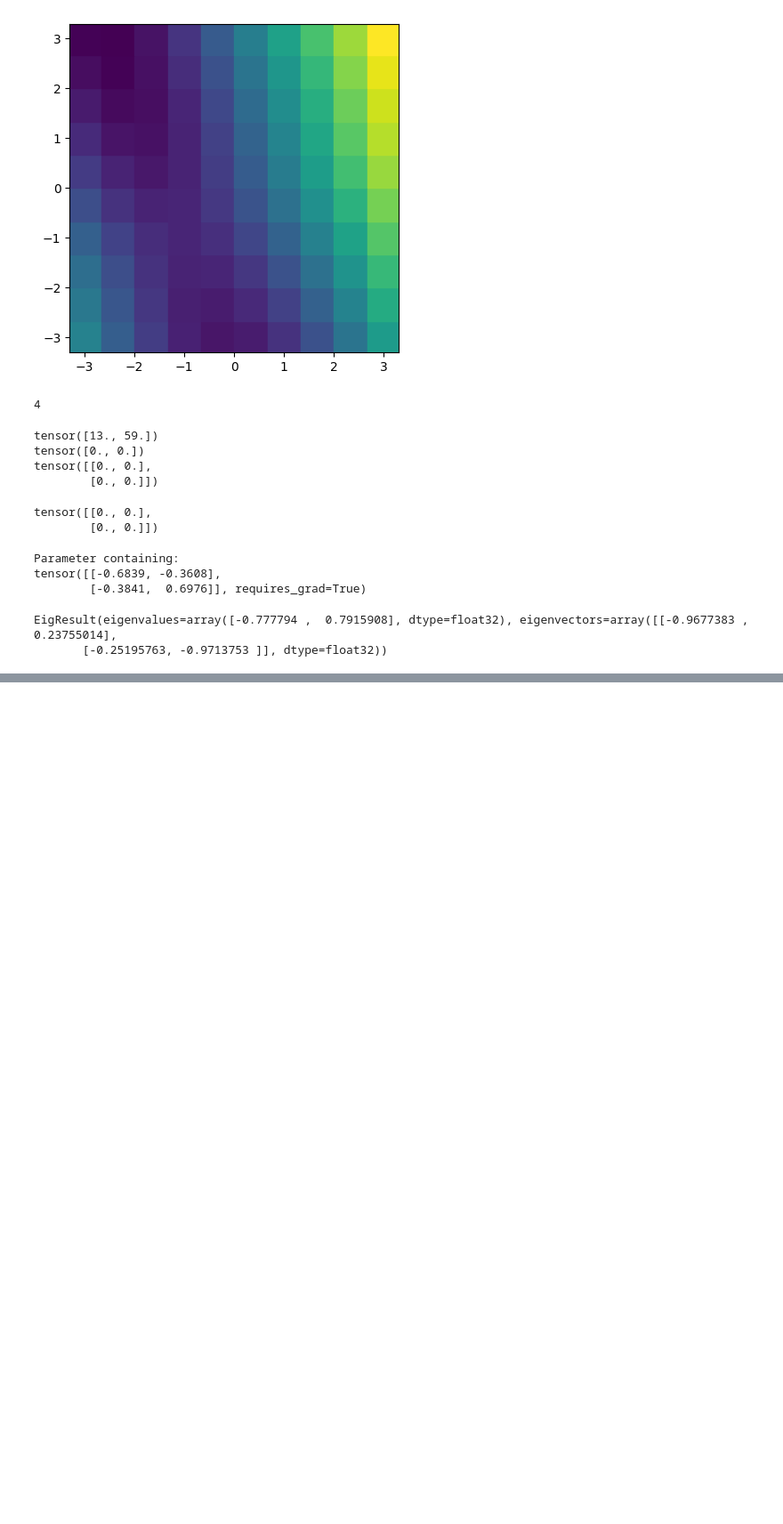
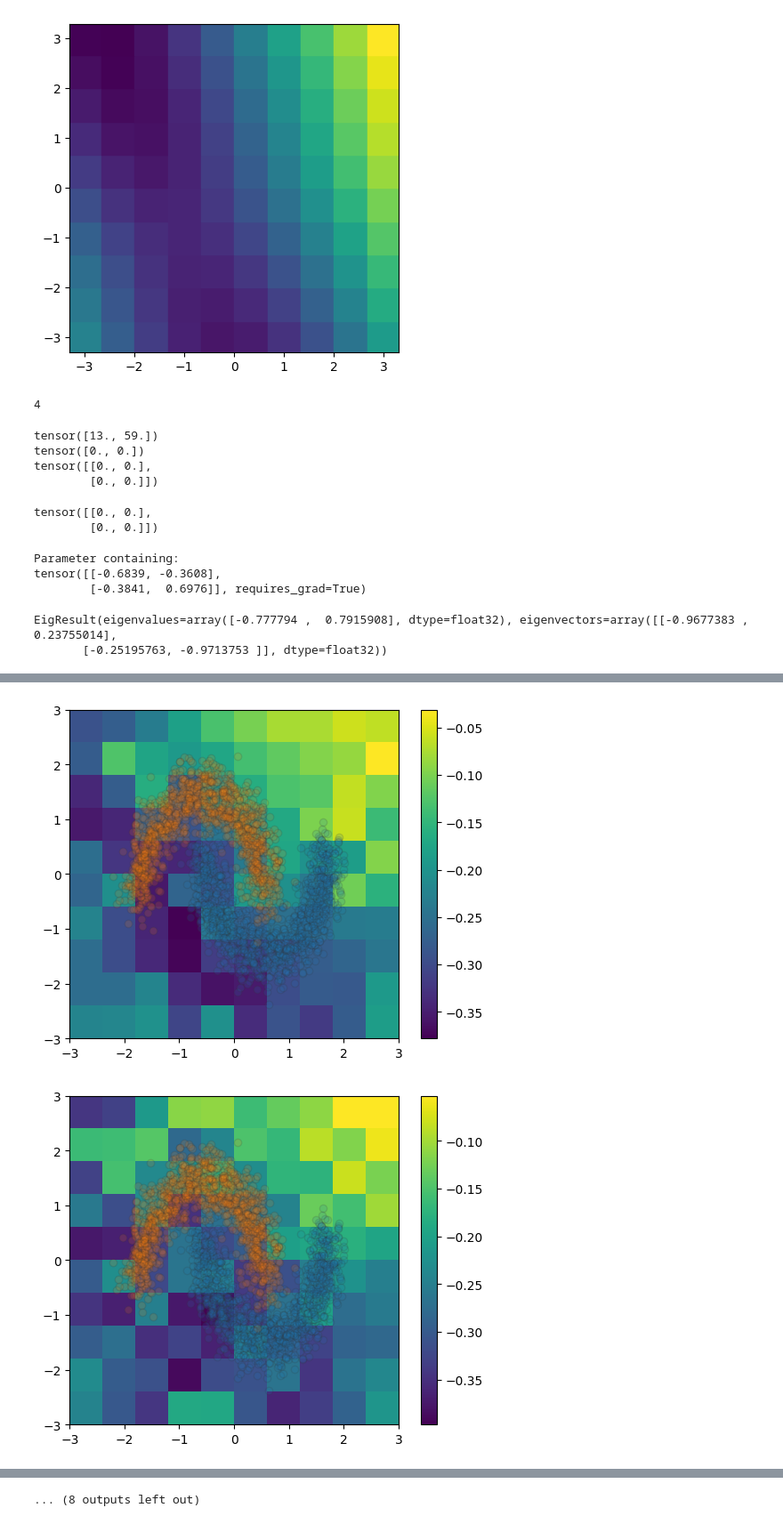
Before and after one commit to elenaquei/TUM_nODE, a Jupyter notebook: lyapunov_for_node.ipynb, the cells around one changed output, grey strips where cells are left out. Shown at 89% size. Cells and saved outputs as stored; diff of their text form; code cells hidden in the pictures; blank space fills up the shorter version.

Commit message:
better test structures for Lyapunov

```diff
--- a/lyapunov_for_node.ipynb
+++ b/lyapunov_for_node.ipynb
@@ -298,0 +335,44 @@ EigResult(eigenvalues=array([-0.777794 ,  0.7915908], dtype=float32), eigenvecto
+# %%
+def lyapynov_lyap(x_amount, end_time = T):
+    x = np.linspace(-boundary,boundary,x_amount)
+    y = np.linspace(-boundary,boundary,x_amount)
+    X, Y = np.meshgrid(x, y)
+    XY = np.array([X.flatten(), Y.flatten()])
+    #print(XY)
+
+    lyap = np.zeros(x_amount**2)
+    for i in range(x_amount**2):
+        x0 = XY[:,i]
+        #print(x0)
+        lyap[i], h = mLE(x0, end_time)
+
+    #plt.scatter(XY[0, :], XY[1, :], c = lyap, s = 700, marker = 's')
+    #ax = plt.gca()
+    #ax.set_aspect('equal')
+    #plt.show()
+    return lyap
+# %%
+def overlay(lyap_vec):
+    x_amount = int(np.sqrt(lyap_test.shape[0]))
+    lyap2 = np.reshape(lyap_test, (x_amount,x_amount))
+    plt.imshow(lyap2, origin='lower', extent=(-boundary, boundary, -boundary, boundary), cmap='viridis')
+    plt.colorbar()  # Show color scale
+
+    x, y = dataloader.dataset.tensors
+    plotlim = [-3, 3]
+    data_0 = x[y[:,0] > 0]
+    data_1 = x[y[:,0] < 0]
+    plt.scatter(data_0[:, 0], data_0[:, 1], edgecolor="#333",  alpha = 0.15)
+    plt.scatter(data_1[:, 0], data_1[:, 1], edgecolor="#333", alpha = 0.15)
+    plt.xlim(plotlim)
+    plt.ylim(plotlim)
+    ax = plt.gca()
+    ax.set_aspect('equal')
+# %%
+for end_time in range(20):
+    lyap_test = lyapynov_lyap(10, 1+end_time)
+    overlay(lyap_test)
+    plt.show()
+# %% [output]
+[figure, added]
+[figure, added]
@@ -298,0 +389 @@ EigResult(eigenvalues=array([-0.777794 ,  0.7915908], dtype=float32), eigenvecto
+... (8 outputs left out)
```
Also changed, not shown: parts of 6 cells of this notebook, 2 other files.
